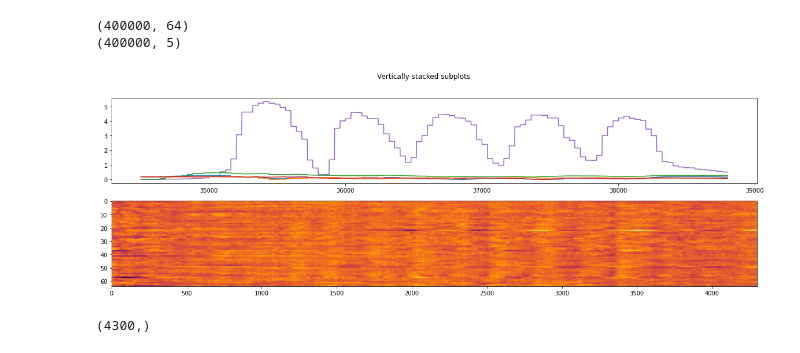
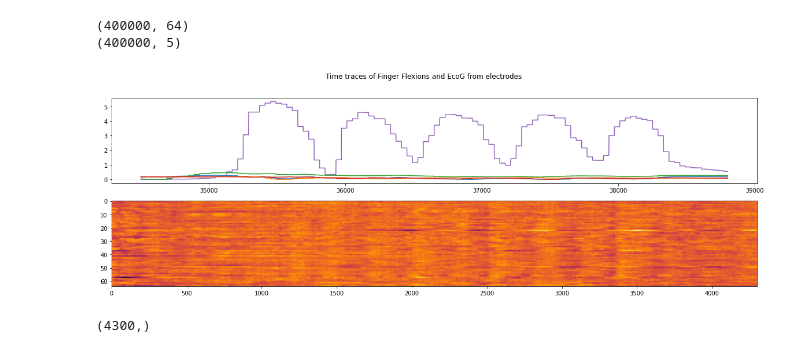
Before and after one commit to BugraKaytanli/Prediction-of-Finger-Flexion-from-ECoG, a Jupyter notebook: ECoG.ipynb, the cells around one changed output. Cells and saved outputs as stored; diff of their text form; code cells hidden in the pictures.

```diff
--- a/ECoG.ipynb
+++ b/ECoG.ipynb
@@ -5,51 +5,54 @@ import matplotlib.pyplot as plt
 import numpy as np
 import scipy
 import pandas as pd
-# %%
-tgs = pd.read_csv('/content/drive/MyDrive/Colab Notebooks/ECoG_dataset/tgs.csv', header=None, delimiter=",")
-trs = pd.read_csv('/content/drive/MyDrive/Colab Notebooks/ECoG_dataset/trs.csv', header=None, delimiter=",")
-# Discover, visualize, and preprocess data using pandas if needed.
-tgs = tgs.to_numpy()
-trs = trs.to_numpy()
-
-# tgs = open("/content/sample_data/tgs.csv")
-# tgs = np.loadtxt(tgs, delimiter=",")
-# trs = open("/content/sample_data/trs.csv")
-# trs = np.loadtxt(trs, delimiter=",")
-t_end=tgs.shape
-t= range(1,t_end[0])
-print(trs.shape)
-print(tgs.shape)
-# %% [output]
-(400000, 64)
-(400000, 5)
+# %%
+# Read the measurement data
+
+# From electrode array
+trs = pd.read_csv('/content/drive/MyDrive/Colab Notebooks/ECoG_dataset/trs.csv', header=None, delimiter=",")
+trs = trs.to_numpy()
+# From glove
+tgs = pd.read_csv('/content/drive/MyDrive/Colab Notebooks/ECoG_dataset/tgs.csv', header=None, delimiter=",")
+tgs = tgs.to_numpy()
+
+# Print data shapes to confirm all data is imported.
+print(trs.shape)
+print(tgs.shape)
+# %% [output]
+(400000, 64)
+(400000, 5)
 # %%
 #plt.plot(tgs[0:12000,0])
 
 fig, axs = plt.subplots(2)
-fig.suptitle('Vertically stacked subplots')
+fig.suptitle('Time traces of Finger Flexions and EcoG from electrodes')
 
+t_end=tgs.shape
+t= range(1,t_end[0])
 
 startplot=34500; endplot=38800; incrementplot=1;
-tg=tgs[startplot:endplot:incrementplot,:]
+
+# Assume delay between ECoG and Flexion data is 50ms=37ms(measurement)+13ms(phsysiological cortico-muscular delay)
+tg=tgs[startplot-50:endplot-50:incrementplot,:]
 tgm=tg-np.amin(tg,axis=0)
 
 tr=trs[startplot:endplot:incrementplot,:]
 tt=t[startplot:endplot:incrementplot]
 
 axs[0].plot(tt,tgm[:,0],'tab:purple')
 axs[0].plot(tt,tgm[:,1],'tab:blue')
 axs[0].plot(tt,tgm[:,2],'tab:green')
 axs[0].plot(tt,tgm[:,3],'tab:orange')
 axs[0].plot(tt,tgm[:,4],'tab:red')
 
 axs[1].imshow(tr.transpose(),cmap="inferno",aspect='auto',interpolation=None)
+axs[0].set_xlabel='time(ms)'
 plt.rcParams["figure.figsize"] = (20,6)
 plt.colorbar
 plt.show()
 plt.rcParams["figure.figsize"] = (20,6)
 # %% [output]
-[figure, old version]
+[figure, new version]
 # %%
 from scipy.signal import hilbert, butter, filtfilt
 
```
Also changed, not shown: parts of 21 cells of this notebook.
